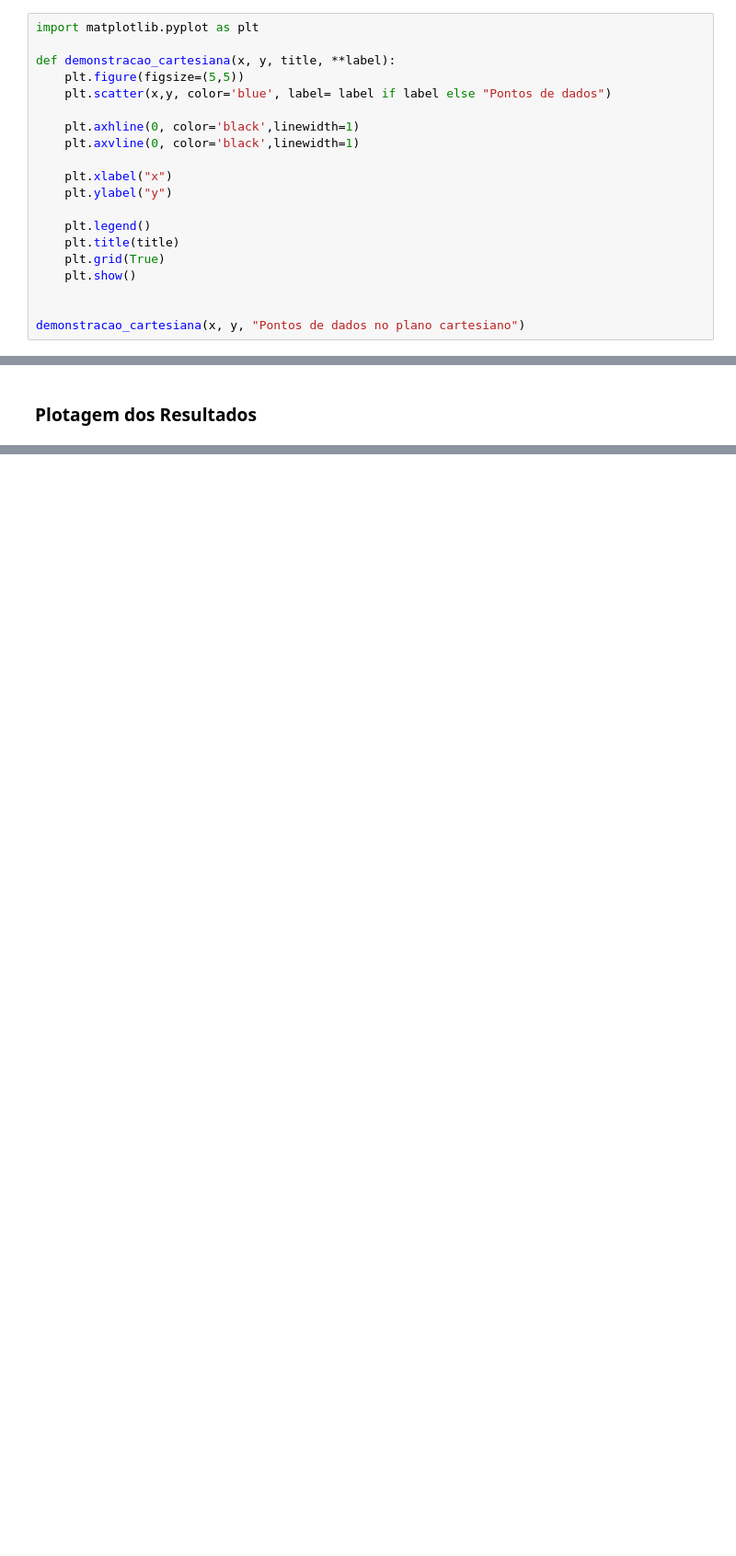
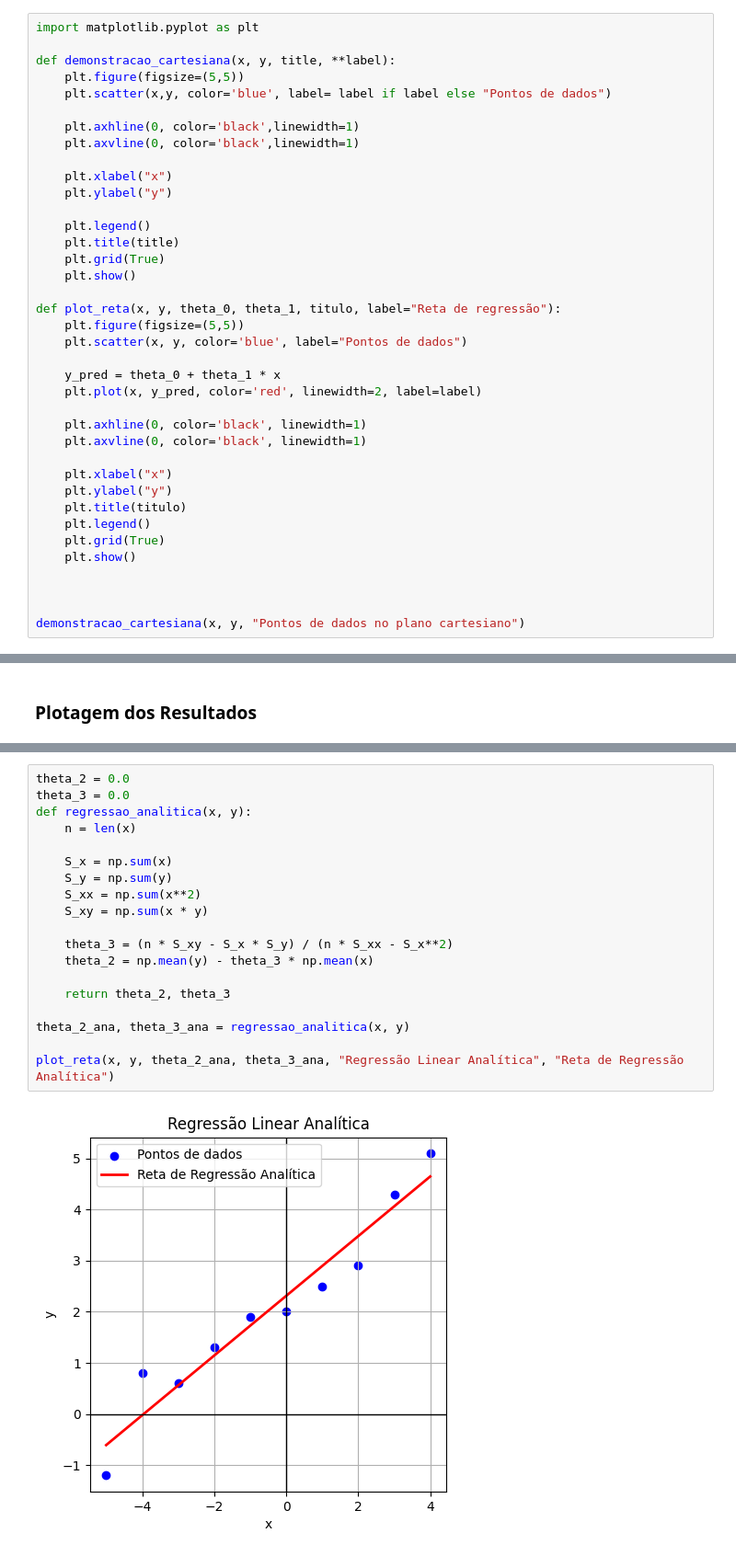
Before and after one commit to YhannMatheus/Calculo-computacional, a Jupyter notebook: Trabalho_2/trab2.ipynb, the cells around one changed output, grey strips where cells are left out. Shown at 92% size. Drawn from its saved outputs; the diff is of its cells as text; blank space fills up the shorter version.

```diff
--- a/Trabalho_2/trab2.ipynb
+++ b/Trabalho_2/trab2.ipynb
@@ -89,6 +89,24 @@ def demonstracao_cartesiana(x, y, title, **label):
     plt.grid(True)
     plt.show()
 
+def plot_reta(x, y, theta_0, theta_1, titulo, label="Reta de regressão"):
+    plt.figure(figsize=(5,5))
+    plt.scatter(x, y, color='blue', label="Pontos de dados")
+
+    y_pred = theta_0 + theta_1 * x
+    plt.plot(x, y_pred, color='red', linewidth=2, label=label)
+
+    plt.axhline(0, color='black', linewidth=1)
+    plt.axvline(0, color='black', linewidth=1)
+
+    plt.xlabel("x")
+    plt.ylabel("y")
+    plt.title(titulo)
+    plt.legend()
+    plt.grid(True)
+    plt.show()
+
+
 
 demonstracao_cartesiana(x, y, "Pontos de dados no plano cartesiano")
 # %% [output]
@@ -301,0 +311,21 @@ def regrecao_linear_analitica(x, y):
+# %%
+theta_2 = 0.0
+theta_3 = 0.0
+def regressao_analitica(x, y):
+    n = len(x)
+
+    S_x = np.sum(x)
+    S_y = np.sum(y)
+    S_xx = np.sum(x**2)
+    S_xy = np.sum(x * y)
+
+    theta_3 = (n * S_xy - S_x * S_y) / (n * S_xx - S_x**2)
+    theta_2 = np.mean(y) - theta_3 * np.mean(x)
+
+    return theta_2, theta_3
+
+theta_2_ana, theta_3_ana = regressao_analitica(x, y)
+
+plot_reta(x, y, theta_2_ana, theta_3_ana, "Regressão Linear Analítica", "Reta de Regressão Analítica")
+# %% [output]
+[figure, added]
```
Also changed, not shown: parts of 7 cells of this notebook.
